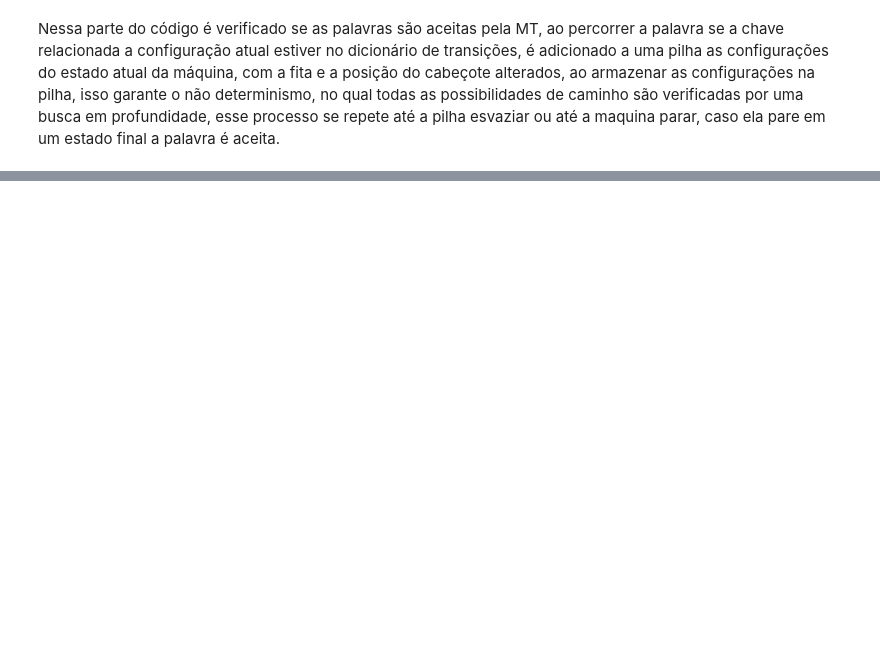
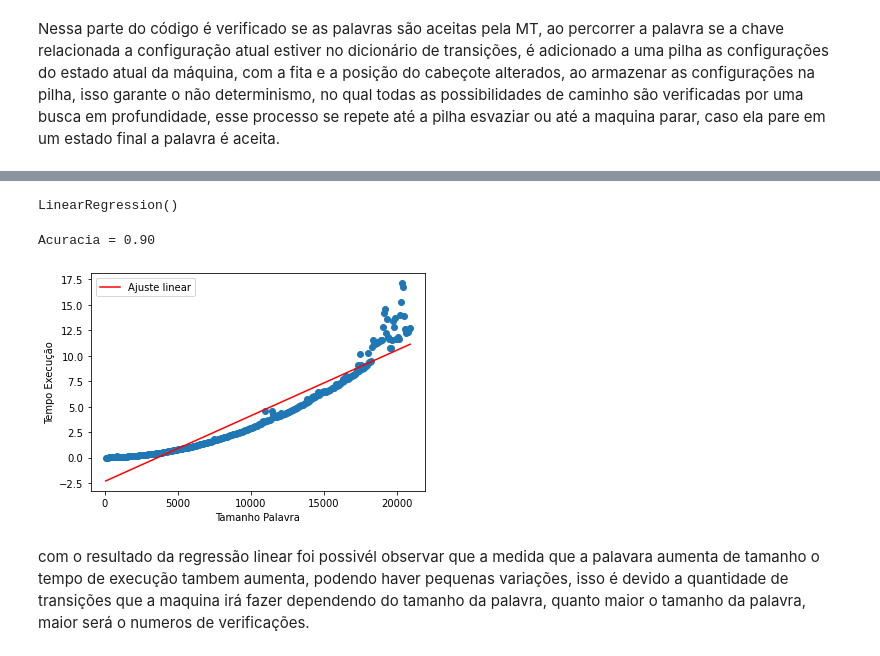
Before and after one commit to Adeniltonarcanjo/MTND--Maquina-de-Turing-Nao-Deterministica-, a Jupyter notebook: MTND.ipynb, the cells around one changed output, grey strips where cells are left out. Drawn from its saved outputs; the diff is of its cells as text; code cells hidden in the pictures; blank space fills up the shorter version.

```diff
--- a/MTND.ipynb
+++ b/MTND.ipynb
@@ -81,0 +216,4 @@ for palavra in palavras:
+# %%
+modelo.fit(X,Y) #achar o melhor dos valores dos coeficientes
+# %% [output]
+LinearRegression()
@@ -81,0 +222,20 @@ for palavra in palavras:
+# %%
+print("Acuracia = {:0.2f}".format(acuracia))
+# %% [output]
+Acuracia = 0.90
+# %%
+coef_angular = modelo.coef_[0] #armazenando o coeficiente angular na memoria
+# %%
+coef_linear = modelo.intercept_ #armazenando o coeficiente linear na memoria
+# %%
+reta = coef_angular*X+coef_linear
+# %%
+plt.scatter(X,Y,label='');
+plt.plot(X,reta,label='Ajuste linear',color='red');
+plt.xlabel('Tamanho Palavra');
+plt.ylabel('Tempo Execução');
+plt.legend();
+# %% [output]
+[figure, added]
+# %% [markdown]
+com o resultado da regressão linear foi possivél observar que a medida que a palavara aumenta de tamanho o tempo de execução tambem aumenta, podendo haver pequenas variações, isso é devido a quantidade de transições que a maquina irá fazer dependendo do tamanho da palavra, quanto maior o tamanho da palavra, maior será o numeros de verificações.
```
Also changed, not shown: parts of 18 cells of this notebook.
